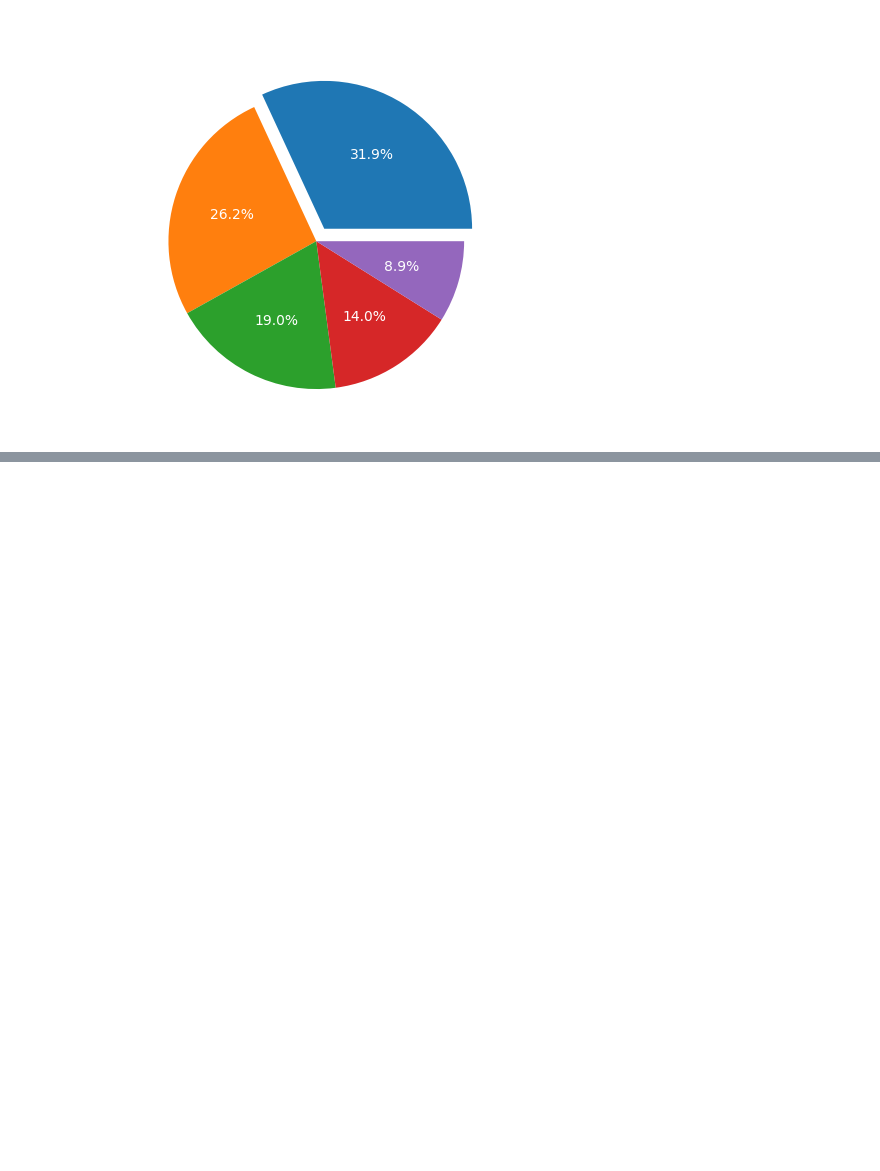
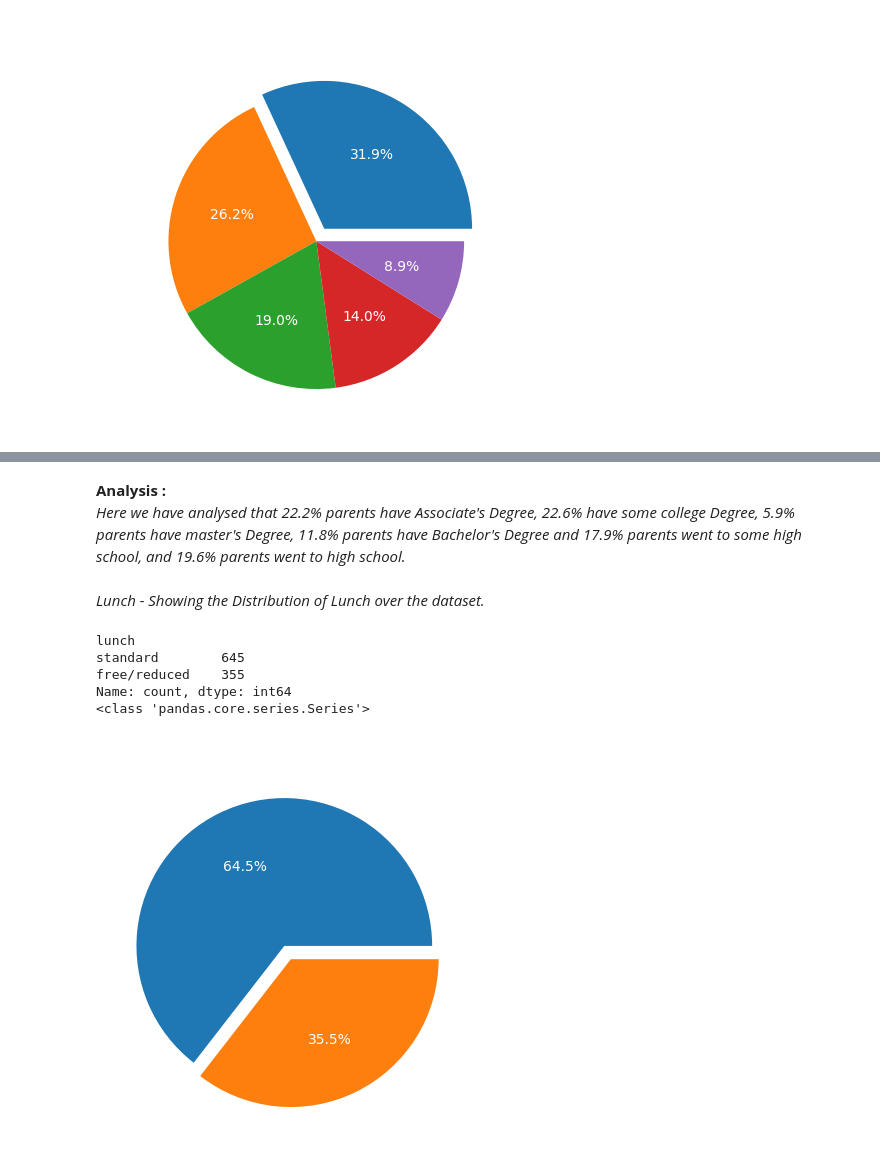
Before and after one commit to udaysingh21/Pandas-Project, a Jupyter notebook: STUDENT PERFORMANCE/analysis.ipynb, the cells around one changed output, grey strips where cells are left out. Saved outputs shown, nothing was run; the diff lists cells and outputs as text; code cells hidden in the pictures; blank space fills up the shorter version.

```diff
--- a/STUDENT PERFORMANCE/analysis.ipynb
+++ b/STUDENT PERFORMANCE/analysis.ipynb
@@ -355,0 +371,25 @@ plt.show()
+# %% [markdown]
+**Analysis :**
+*Here we have analysed that 22.2% parents have Associate's Degree, 22.6% have some college Degree, 5.9% parents have master's Degree, 11.8% parents have Bachelor's Degree and 17.9% parents went to some high school, and 19.6% parents went to high school.*
+# %% [markdown]
+*Lunch - Showing the Distribution of Lunch over the dataset.*
+# %%
+lunch_count=df['lunch'].value_counts()
+# print(lunch_count)
+# print(type(lunch_count))
+labels=['standard','free/reduced']
+explode=[0.1,0]
+
+fig,ax=plt.subplots()
+ax.pie(lunch_count,labels=labels,autopct='%1.1f%%',explode=explode,textprops={'color':'white'})
+ax.set_title("Lunch",fontsize=20)
+ax.title.set_color('white')
+fig.set_facecolor('none')
+plt.show()
+# %% [output]
+lunch
+standard        645
+free/reduced    355
+Name: count, dtype: int64
+<class 'pandas.core.series.Series'>
+[figure, added]
```
Also changed, not shown: parts of 8 cells of this notebook.
